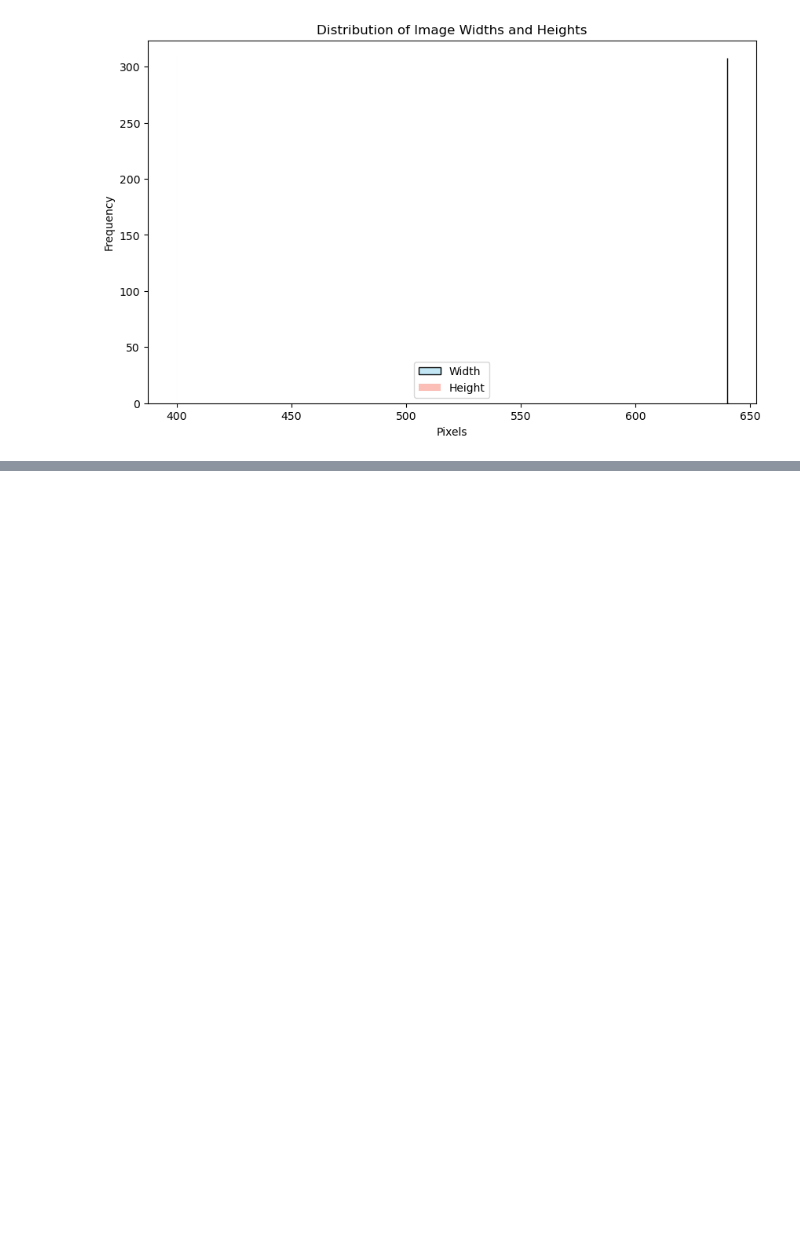
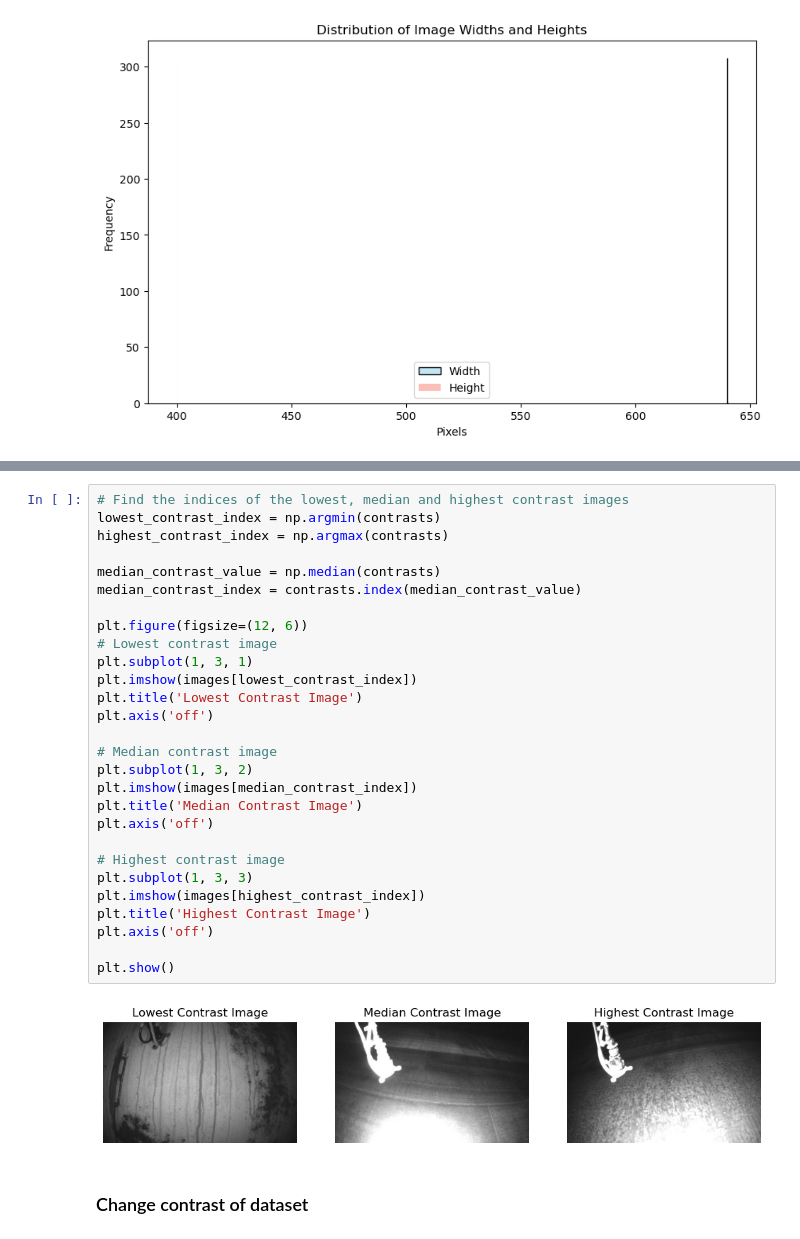
Before and after one commit to izellale/probe_detection, a Jupyter notebook: notebooks/eda.ipynb, the cells around one changed output, grey strips where cells are left out. Drawn from its saved outputs; the diff is of its cells as text; blank space fills up the shorter version.

```diff
--- a/notebooks/eda.ipynb
+++ b/notebooks/eda.ipynb
@@ -184,0 +218,32 @@ max    640.0   400.0
+# %%
+# Find the indices of the lowest, median and highest contrast images
+lowest_contrast_index = np.argmin(contrasts)
+highest_contrast_index = np.argmax(contrasts)
+
+median_contrast_value = np.median(contrasts)
+median_contrast_index = contrasts.index(median_contrast_value)
+
+plt.figure(figsize=(12, 6))
+# Lowest contrast image
+plt.subplot(1, 3, 1)
+plt.imshow(images[lowest_contrast_index])
+plt.title('Lowest Contrast Image')
+plt.axis('off')
+
+# Median contrast image
+plt.subplot(1, 3, 2)
+plt.imshow(images[median_contrast_index])
+plt.title('Median Contrast Image')
+plt.axis('off')
+
+# Highest contrast image
+plt.subplot(1, 3, 3)
+plt.imshow(images[highest_contrast_index])
+plt.title('Highest Contrast Image')
+plt.axis('off')
+
+plt.show()
+# %% [output]
+[figure, added]
+# %% [markdown]
+### Change contrast of dataset
```
Also changed, not shown: parts of 8 cells of this notebook.
